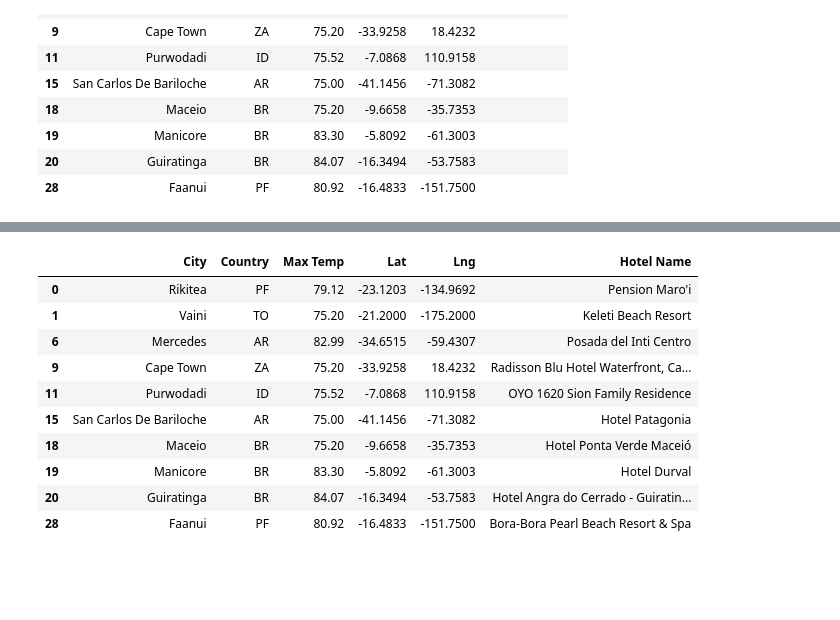
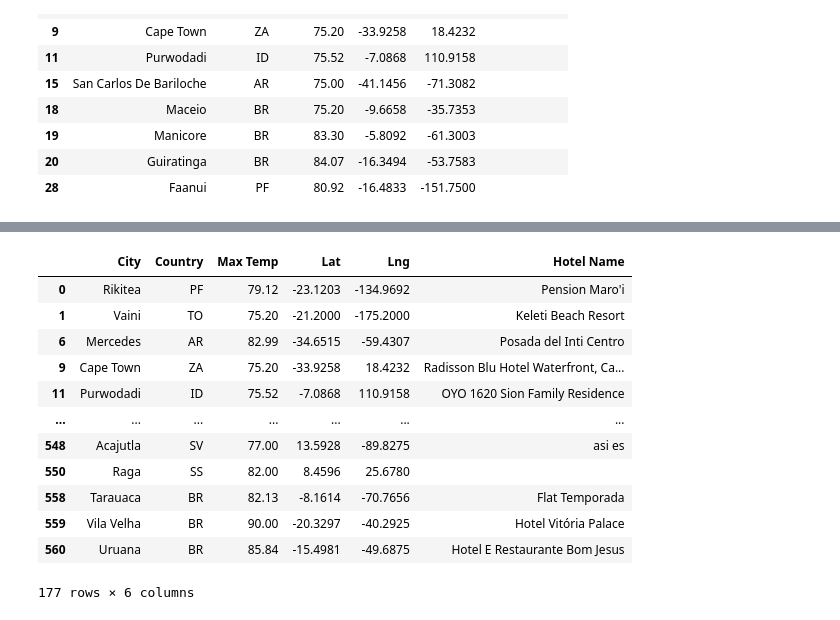
Before and after one commit to jdwrhodes/World_Weather_Analysis, a Jupyter notebook: VacationPy.ipynb, the cells around one changed output, grey strips where cells are left out. Cells and saved outputs as stored; diff of their text form; code cells hidden in the pictures; blank space fills up the shorter version.

```diff
--- a/VacationPy.ipynb
+++ b/VacationPy.ipynb
@@ -203,15 +201,17 @@ Hotel not found... skipping.
 # %%
-hotel_df.head(10)
+hotel_df
 # %% [output]
 |  | City | Country | Max Temp | Lat | Lng | Hotel Name |
 | 0 | Rikitea | PF | 79.12 | -23.1203 | -134.9692 | Pension Maro'i |
 | 1 | Vaini | TO | 75.20 | -21.2000 | -175.2000 | Keleti Beach Resort |
 | 6 | Mercedes | AR | 82.99 | -34.6515 | -59.4307 | Posada del Inti Centro |
 | 9 | Cape Town | ZA | 75.20 | -33.9258 | 18.4232 | Radisson Blu Hotel Waterfront, Ca... |
 | 11 | Purwodadi | ID | 75.52 | -7.0868 | 110.9158 | OYO 1620 Sion Family Residence |
-| 15 | San Carlos De Bariloche | AR | 75.00 | -41.1456 | -71.3082 | Hotel Patagonia |
-| 18 | Maceio | BR | 75.20 | -9.6658 | -35.7353 | Hotel Ponta Verde Maceió |
-| 19 | Manicore | BR | 83.30 | -5.8092 | -61.3003 | Hotel Durval |
-| 20 | Guiratinga | BR | 84.07 | -16.3494 | -53.7583 | Hotel Angra do Cerrado - Guiratin... |
-| 28 | Faanui | PF | 80.92 | -16.4833 | -151.7500 | Bora-Bora Pearl Beach Resort & Spa |
+| ... | ... | ... | ... | ... | ... | ... |
+| 548 | Acajutla | SV | 77.00 | 13.5928 | -89.8275 | asi es |
+| 550 | Raga | SS | 82.00 | 8.4596 | 25.6780 |  |
+| 558 | Tarauaca | BR | 82.13 | -8.1614 | -70.7656 | Flat Temporada |
+| 559 | Vila Velha | BR | 90.00 | -20.3297 | -40.2925 | Hotel Vitória Palace |
+| 560 | Uruana | BR | 85.84 | -15.4981 | -49.6875 | Hotel E Restaurante Bom Jesus |
+177 rows × 6 columns
 # %%
```
Also changed, not shown: parts of 4 cells of this notebook, 8 other files.
